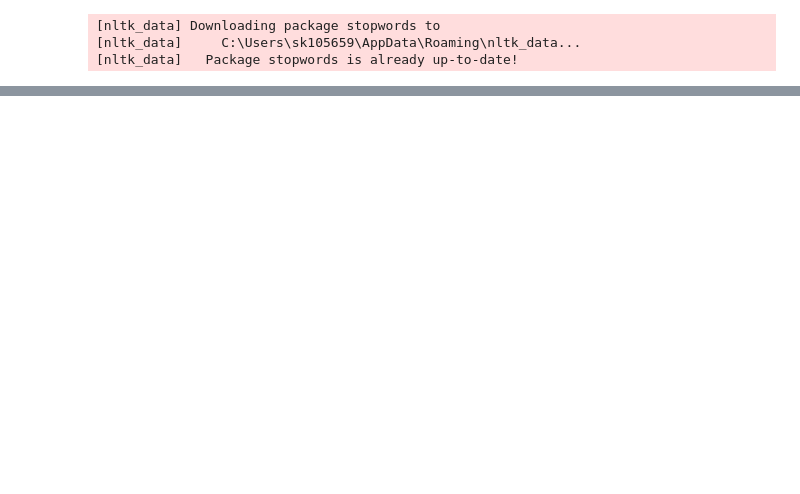
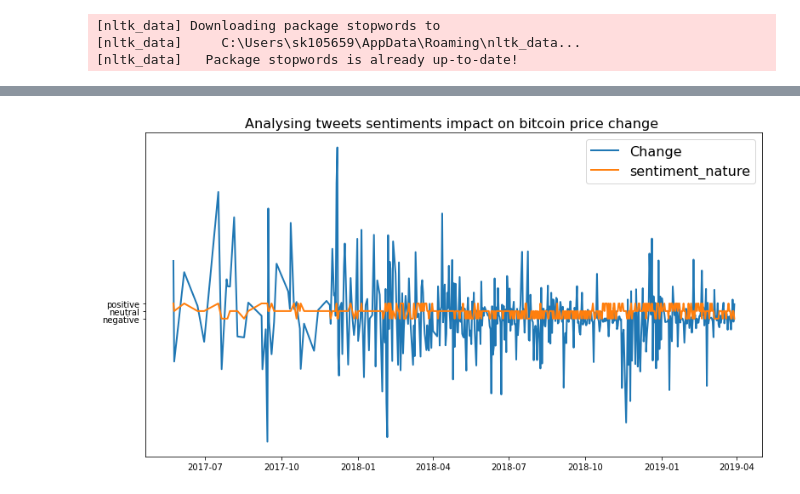
Before and after one commit to sachin376/learning-bigdata-project3-crypto_tweets_analysis, a Jupyter notebook: Project_crypto_tweets_analysis_v1.ipynb, the cells around one changed output, grey strips where cells are left out. Saved outputs shown, nothing was run; the diff lists cells and outputs as text; code cells hidden in the pictures; blank space fills up the shorter version.

```diff
--- a/Project_crypto_tweets_analysis_v1.ipynb
+++ b/Project_crypto_tweets_analysis_v1.ipynb
@@ -494,0 +709,4 @@ def get_tweet_sentiment(tweet):
+# %%
+plot_two_lines(analysis['Change'], analysis['sentiment_nature'], 'Change', 'sentiment_nature', title='Analysing tweets sentiments impact on bitcoin price change ')
+# %% [output]
+[figure, added]
```
Also changed, not shown: parts of 18 cells of this notebook.
